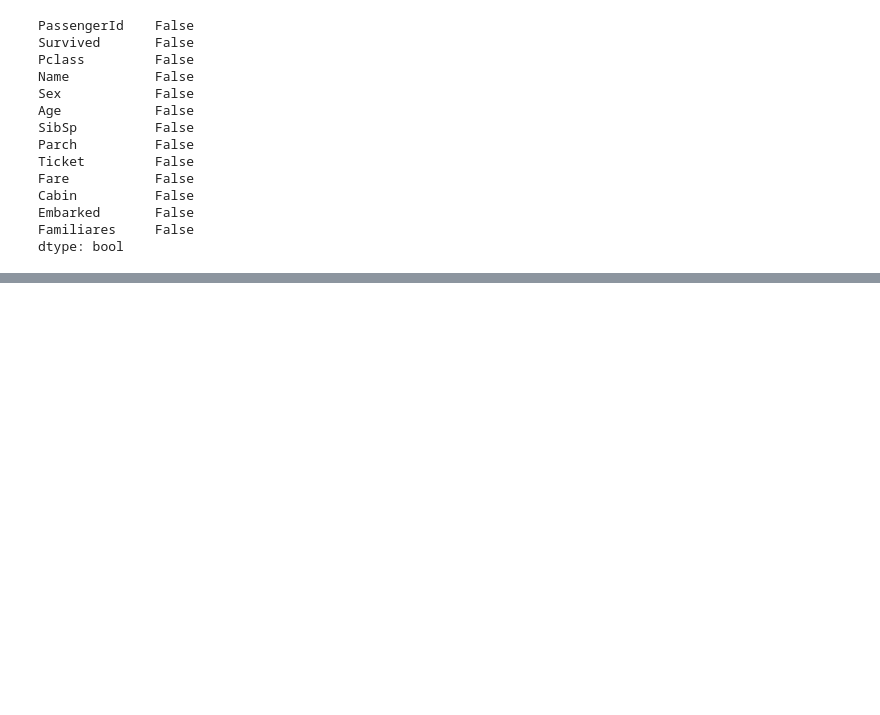
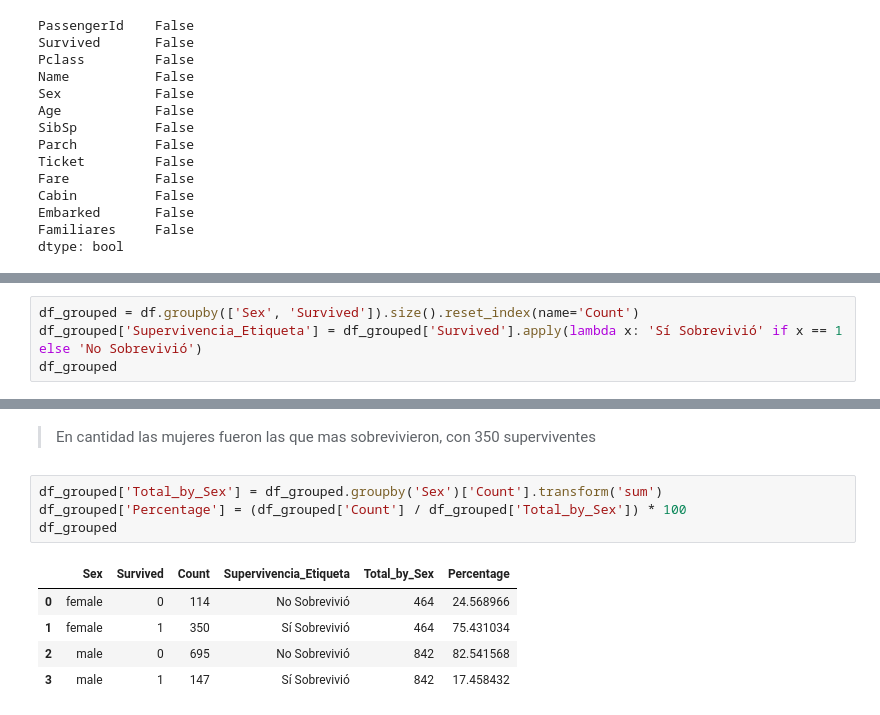
Before and after one commit to juanpablocarrillohortua/taller-pandas-titanic-grupo-1, a Jupyter notebook: notebooks/proyecto titanic.ipynb, the cells around one changed output, grey strips where cells are left out. Cells and saved outputs as stored; diff of their text form; blank space fills up the shorter version.

```diff
--- a/notebooks/proyecto titanic.ipynb
+++ b/notebooks/proyecto titanic.ipynb
@@ -681,0 +685,4 @@ df.sample(5)
+# %%
+df_grouped = df.groupby(['Sex', 'Survived']).size().reset_index(name='Count')
+df_grouped['Supervivencia_Etiqueta'] = df_grouped['Survived'].apply(lambda x: 'Sí Sobrevivió' if x == 1 else 'No Sobrevivió')
+df_grouped
@@ -681,0 +710,12 @@ df.sample(5)
+# %% [markdown]
+> En cantidad las mujeres fueron las que mas sobrevivieron, con 350 superviventes
+# %%
+df_grouped['Total_by_Sex'] = df_grouped.groupby('Sex')['Count'].transform('sum')
+df_grouped['Percentage'] = (df_grouped['Count'] / df_grouped['Total_by_Sex']) * 100
+df_grouped
+# %% [output]
+|  | Sex | Survived | Count | Supervivencia_Etiqueta | Total_by_Sex | Percentage |
+| 0 | female | 0 | 114 | No Sobrevivió | 464 | 24.568966 |
+| 1 | female | 1 | 350 | Sí Sobrevivió | 464 | 75.431034 |
+| 2 | male | 0 | 695 | No Sobrevivió | 842 | 82.541568 |
+| 3 | male | 1 | 147 | Sí Sobrevivió | 842 | 17.458432 |
```
Also changed, not shown: parts of 19 cells of this notebook.
